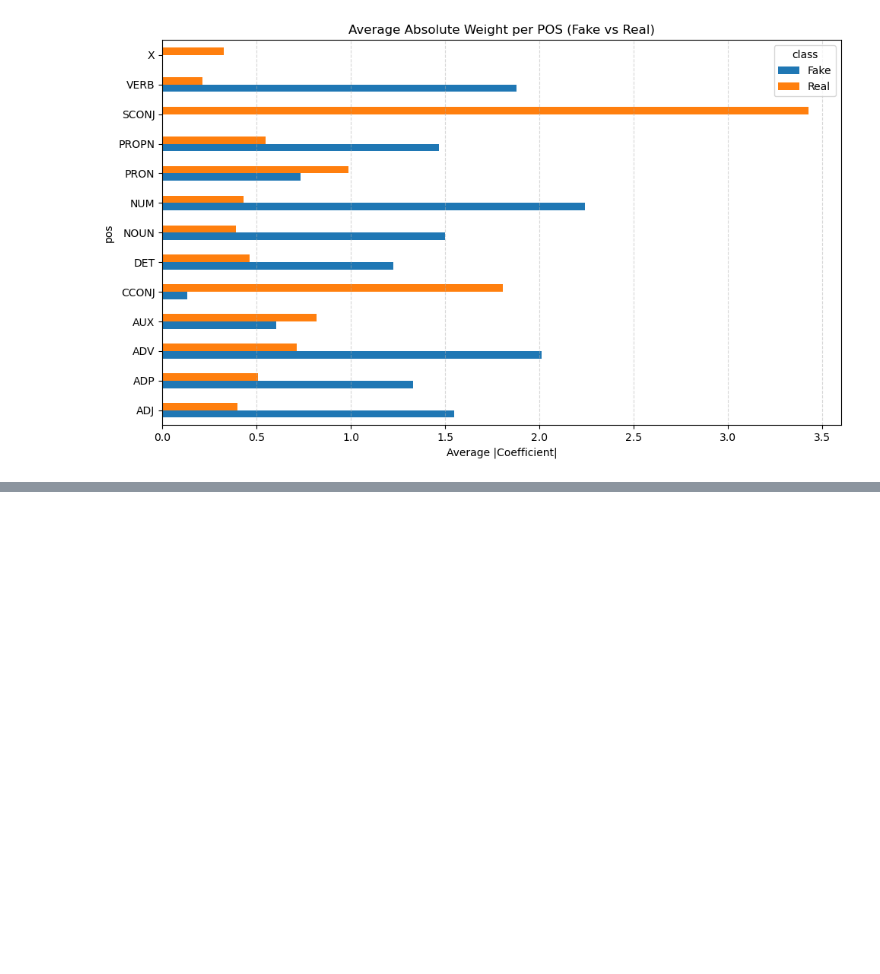
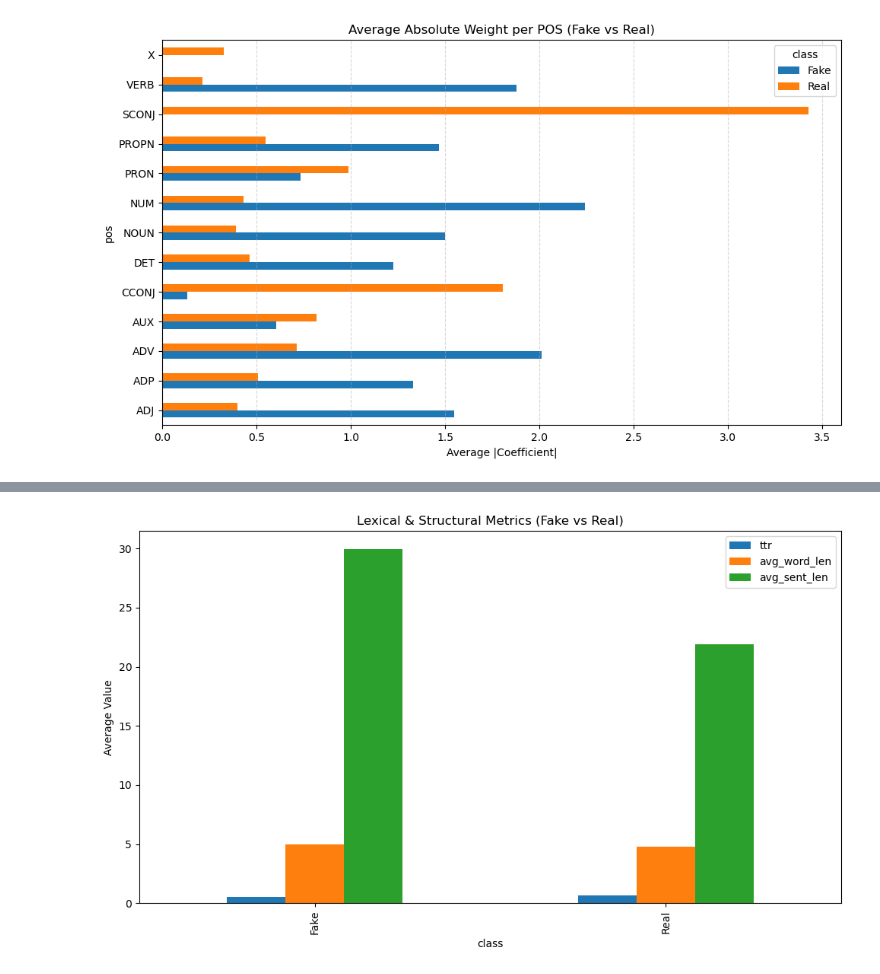
Before and after one commit to DuarteCruz6/MLChallenge-2526, a Jupyter notebook: presentation/notebooks/other_stuff/extra_graphs.ipynb, the cells around one changed output, grey strips where cells are left out. Saved outputs shown, nothing was run; the diff lists cells and outputs as text; code cells hidden in the pictures; blank space fills up the shorter version.

```diff
--- a/presentation/notebooks/other_stuff/extra_graphs.ipynb
+++ b/presentation/notebooks/other_stuff/extra_graphs.ipynb
@@ -140,0 +254,32 @@ plt.show()
+# %%
+metrics = []
+texts = train['Text'].astype(str).tolist()
+labels = train['Label'].values
+
+for text, label in zip(texts, labels):
+    doc = nlp(text)
+    tokens = [t.text for t in doc if t.is_alpha]
+    if len(tokens) == 0:
+        continue
+
+    ttr = len(set(tokens)) / len(tokens)          # Type-Token Ratio
+    avg_word_len = np.mean([len(t) for t in tokens])
+    avg_sent_len = np.mean([len(sent) for sent in doc.sents])
+
+    metrics.append({
+        "class": "Fake" if label == 1 else "Real",
+        "ttr": ttr,
+        "avg_word_len": avg_word_len,
+        "avg_sent_len": avg_sent_len
+    })
+
+df_metrics = pd.DataFrame(metrics)
+summary_metrics = df_metrics.groupby("class").mean()
+
+summary_metrics.plot(kind="bar", figsize=(10,6))
+plt.title(f"Lexical & Structural Metrics (Fake vs Real)")
+plt.ylabel("Average Value")
+plt.tight_layout()
+plt.show()
+# %% [output]
+[figure, added]
```
Also changed, not shown: parts of 4 cells of this notebook.
